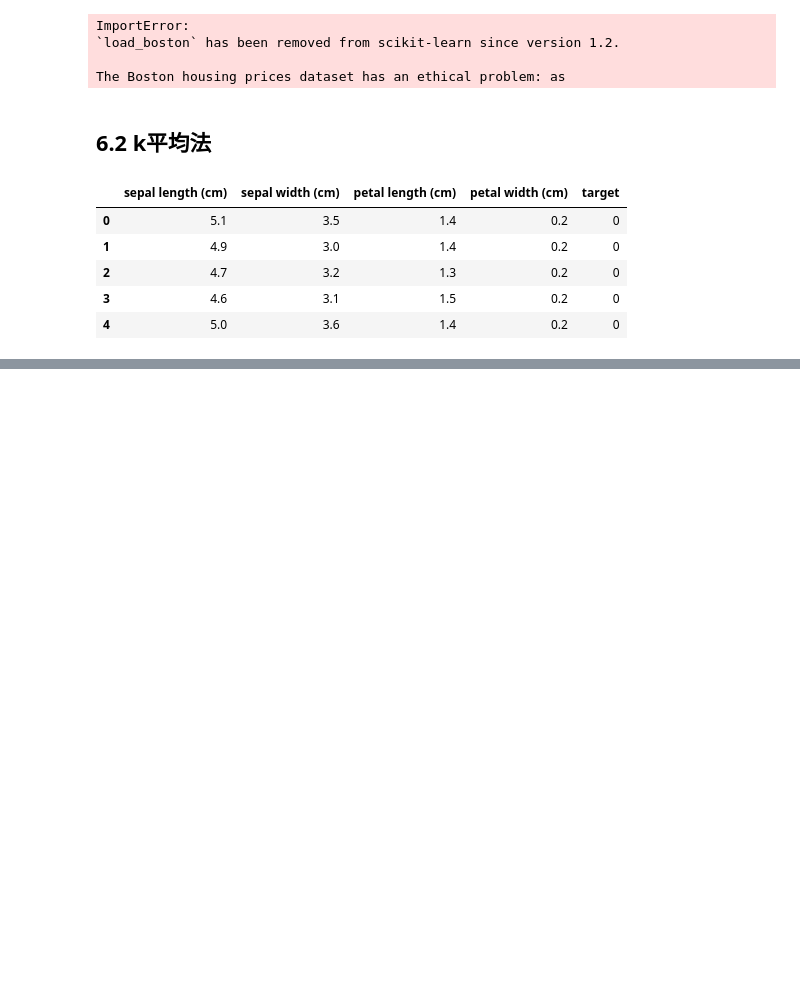
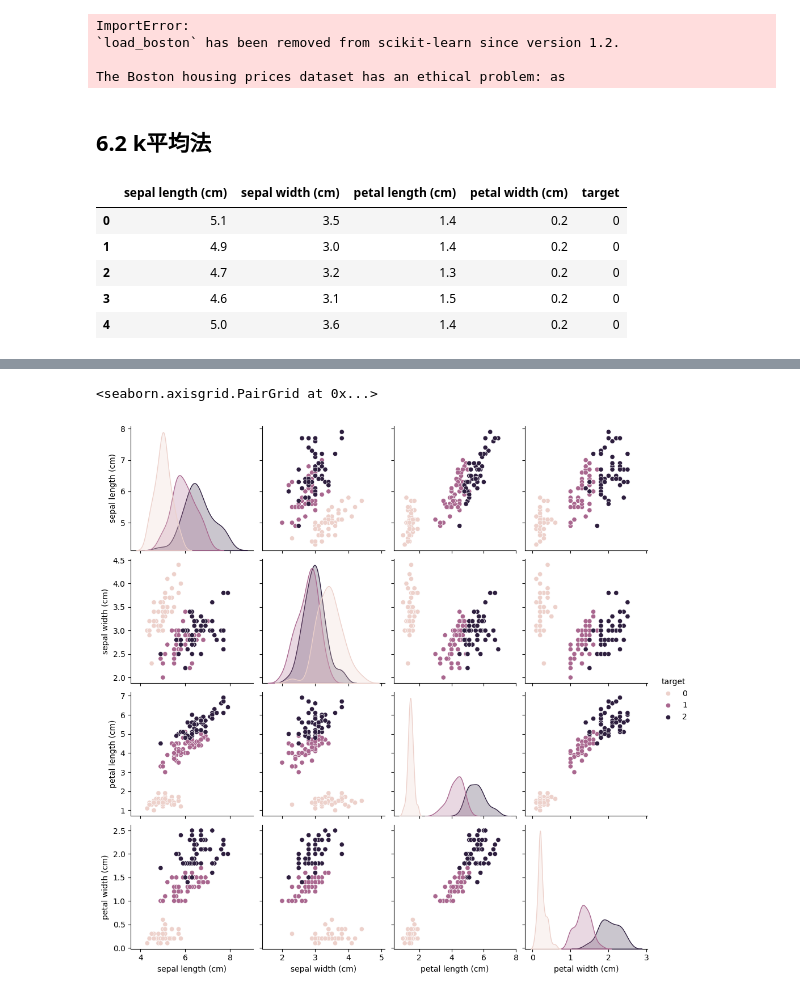
Before and after one commit to shuhei0916/new-ai, a Jupyter notebook: chapter6.ipynb, the cells around one changed output, grey strips where cells are left out. Saved outputs shown, nothing was run; the diff lists cells and outputs as text; code cells hidden in the pictures; blank space fills up the shorter version.

Commit message:
Colab を使用して作成されました

```diff
--- a/chapter6.ipynb
+++ b/chapter6.ipynb
@@ -146,9 +146,10 @@ from sklearn.cluster import KMeans
 from sklearn.datasets import load_iris
 
 iris = load_iris()
-df = pd.DataFrame(iris.data, columns=iris.feature_names)
-df['target'] = iris.target
-df.head()
+iris_df = pd.DataFrame(iris.data, columns=iris.feature_names)
+iris_df['target'] = iris.target
+# print(iris_df.head()) #colabの場合、直接セルに変数の型や内容を推定してくれるので、下記の書き方でよい
+iris_df.head()
 # %% [output]
 |  | sepal length (cm) | sepal width (cm) | petal length (cm) | petal width (cm) | target |
 | 0 | 5.1 | 3.5 | 1.4 | 0.2 | 0 |
@@ -158,0 +192,7 @@ df.head()
+# %%
+import seaborn as sns
+
+sns.pairplot(iris_df, hue='target')
+# %% [output]
+<seaborn.axisgrid.PairGrid at 0x...>
+[figure, added]
```
Also changed, not shown: parts of 3 cells of this notebook.
